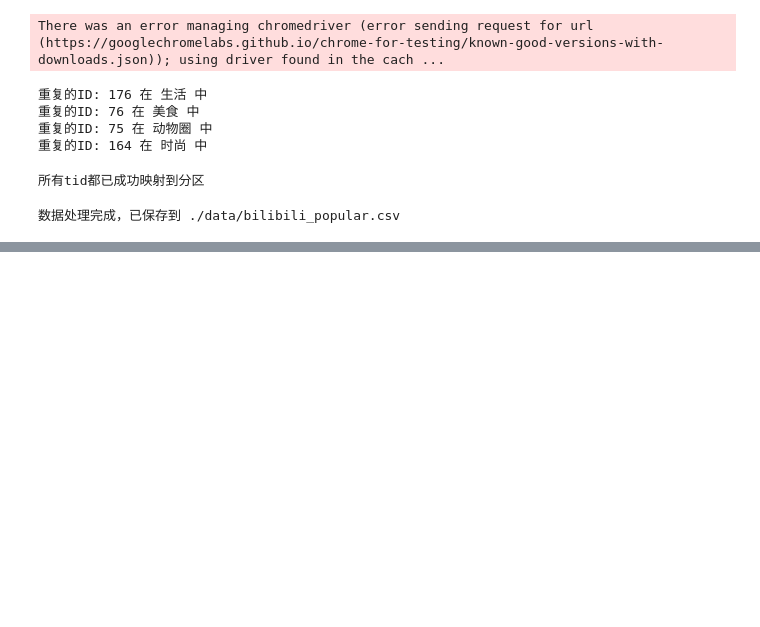
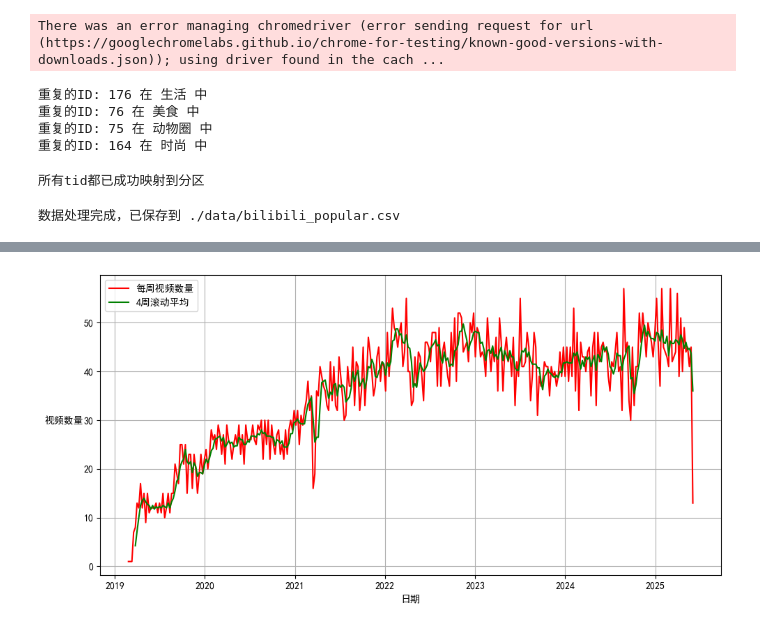
Before and after one commit to YifeiShi0076/bilibili_popular, a Jupyter notebook: code.ipynb, the cells around one changed output, grey strips where cells are left out. Drawn from its saved outputs; the diff is of its cells as text; code cells hidden in the pictures; blank space fills up the shorter version.

```diff
--- a/code.ipynb
+++ b/code.ipynb
@@ -454,0 +595,18 @@ print("数据处理完成，已保存到 ./data/bilibili_popular.csv")
+# %%
+df = data.copy()
+df['pudate']=pd.to_datetime(df['pudate'],format='%Y-%m-%d')
+df['pudate']=df['pudate'].dt.to_period('W')
+tmp=df.groupby('pudate')['pudate'].value_counts()
+rolling_avg = tmp.rolling(window=4).mean()
+
+fig = plt.figure(figsize=(10,5))
+plt.plot(tmp.index.to_timestamp(),tmp, label='每周视频数量',color ='r',linewidth=1.5)
+plt.plot(rolling_avg.index.to_timestamp(), rolling_avg, label='4周滚动平均', color='g',linewidth=1.5)
+plt.xlabel('日期')
+plt.ylabel('视频数量',rotation=0,labelpad=20)
+plt.grid(True)
+plt.legend()
+plt.tight_layout()
+plt.show()
+# %% [output]
+[figure, added]
```
Also changed, not shown: parts of 15 cells of this notebook.
